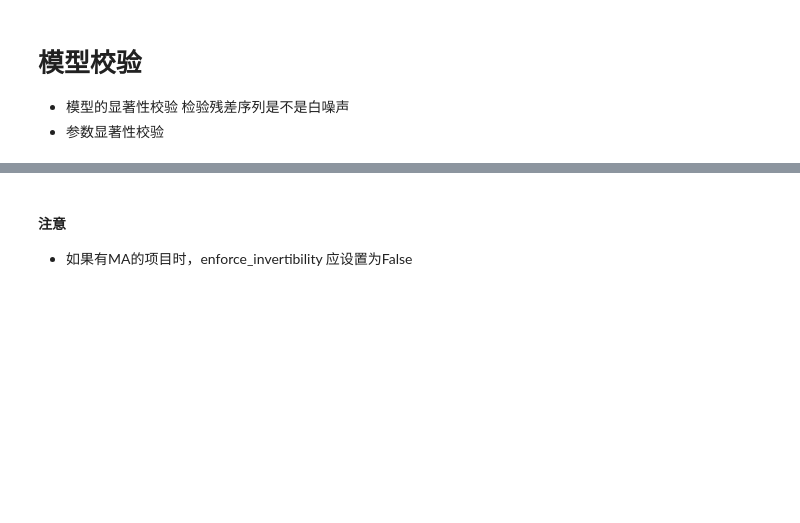
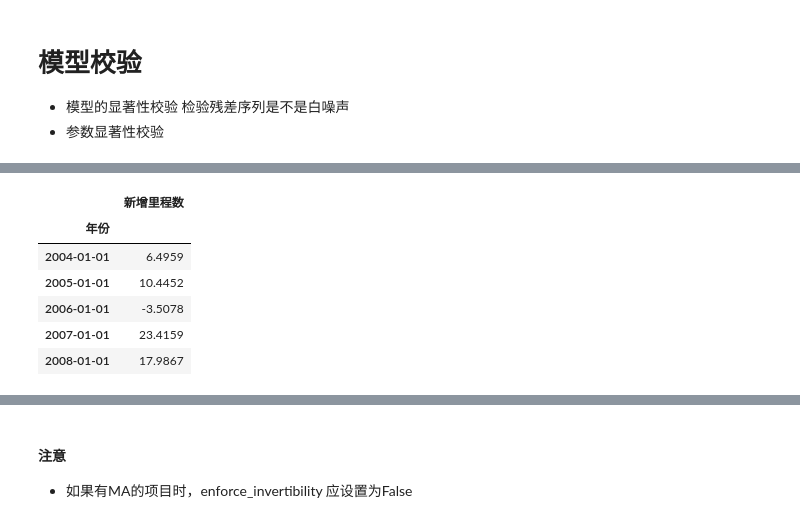
Before and after one commit to apmfifty/statistics, a Jupyter notebook: 应用时间序列分析/第三章 平稳时间序列分析.ipynb, the cells around one changed output, grey strips where cells are left out. Cells and saved outputs as stored; diff of their text form; code cells hidden in the pictures; blank space fills up the shorter version.

```diff
--- a/应用时间序列分析/第三章 平稳时间序列分析.ipynb
+++ b/应用时间序列分析/第三章 平稳时间序列分析.ipynb
@@ -190,0 +233,10 @@ plt.show()
+# %%
+新增里程数.tail()
+# %% [output]
+|  | 新增里程数 |
+| 年份 |  |
+| 2004-01-01 | 6.4959 |
+| 2005-01-01 | 10.4452 |
+| 2006-01-01 | -3.5078 |
+| 2007-01-01 | 23.4159 |
+| 2008-01-01 | 17.9867 |
```
Also changed, not shown: parts of 16 cells of this notebook, 5 other files.
